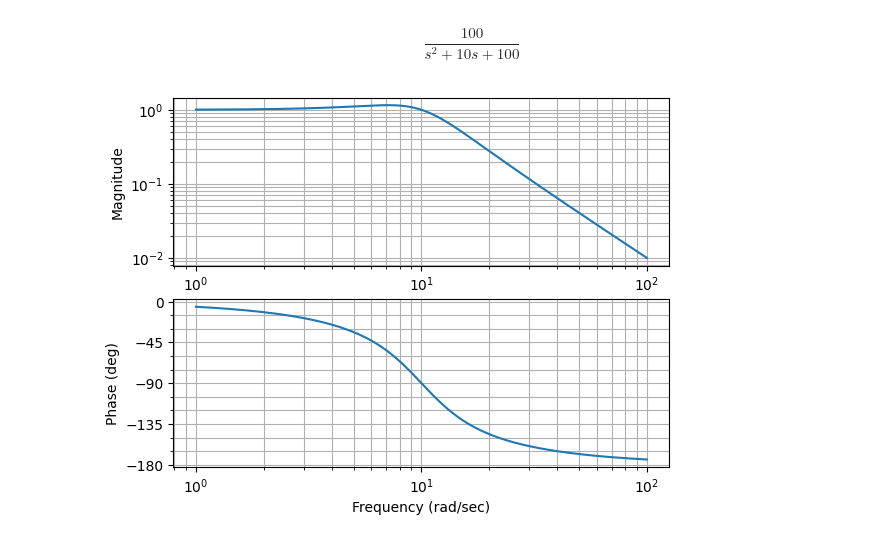
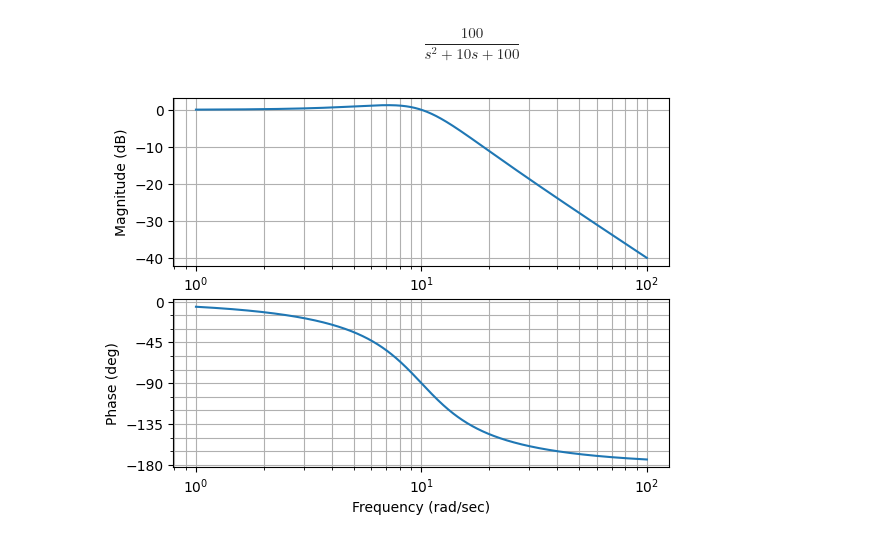
Before and after one commit to JoaoYukio/PCO119, a Jupyter notebook: Atividade 3/Atividade3.ipynb, the cells around one changed output. Drawn from its saved outputs; the diff is of its cells as text; code cells hidden in the pictures.

```diff
--- a/Atividade 3/Atividade3.ipynb
+++ b/Atividade 3/Atividade3.ipynb
@@ -199,8 +249,8 @@ Gs2
 # %% [output]
 $$\frac{100}{s^2 + 10 s + 100}$$
 # %%
-(mag2, phase_rad2, w2) = control.bode_plot(Gs2)
+(mag2, phase_rad2, w2) = control.bode_plot(Gs2, dB=True)
 #cai 40db por decada a partir de wn
 #modulo em 10rad/s = (2*0.5)**-1 = 1
 # %% [output]
-[figure, old version]
+[figure, new version]
```
Also changed, not shown: parts of 18 cells of this notebook.
